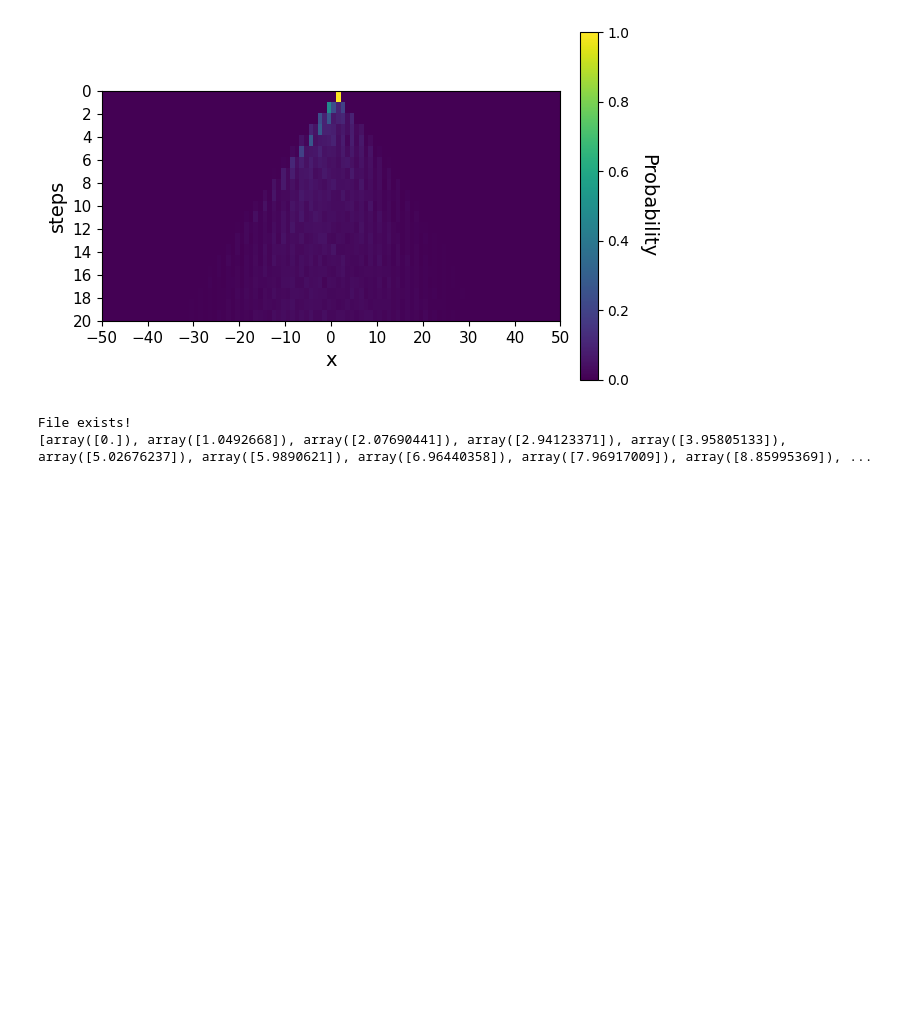
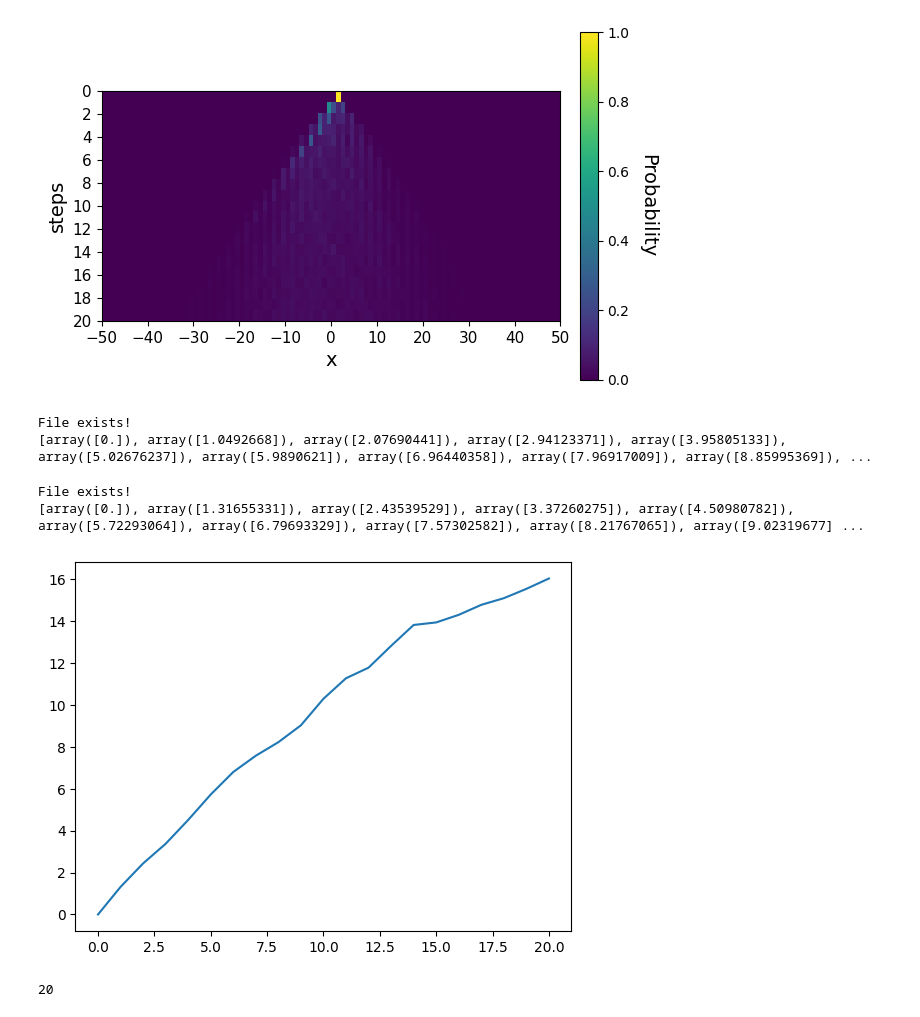
Before and after one commit to JaimePSantos/sqw, a Jupyter notebook: Jaime-simple_dynamics_experiments.ipynb, the cells around one changed output. Cells and saved outputs as stored; diff of their text form; code cells hidden in the pictures; blank space fills up the shorter version.

```diff
--- a/Jaime-simple_dynamics_experiments.ipynb
+++ b/Jaime-simple_dynamics_experiments.ipynb
@@ -293,3 +291,32 @@ File exists!
 
 # # plt.savefig(f'images/sqw_N{N}_t{steps}_thetapi3-pi3_init0.png',bbox_inches='tight',dpi=300)
 # plt.show()
+# %%
+# Example usage
+N = 100
+T = even_cycle_two_tesselation(N)
+G = nx.cycle_graph(N)
+samples = 1
+steps = 20
+deviation = range(0, 0.6)
+
+fileName = f'Datasets/Jaime-simple_dynamics/sqwStdev_Deviation-{deviation}-_N{N}_Steps{steps}_Samples{samples}.txt'
+
+if os.path.exists(fileName):
+    average_stdev = load_array_list_from_file(fileName)
+    print('File exists!')
+
+else:
+    average_stdev = calculate_average_stdev(N, T, G, samples, steps,deviation,range(0, N))
+    save_array_list_to_file(average_stdev,fileName)
+    print('File Doesnt Exist!')
+
+# print(average_distributions)
+# plot_distribution(average_stdev, N=N, steps=steps,x_ticks_step=10,y_ticks_step = 10)
+# print(average_stdev)
+plt.plot(average_stdev)
+print(average_stdev)
+# %% [output]
+File exists!
+[array([0.]), array([1.31655331]), array([2.43539529]), array([3.37260275]), array([4.50980782]), array([5.72293064]), array([6.79693329]), array([7.57302582]), array([8.21767065]), array([9.02319677] ...
+[figure, added]
@@ -295,0 +347,35 @@ File exists!
+# %%
+# Example usage
+N = 100
+T = even_cycle_two_tesselation(N)
+G = nx.cycle_graph(N)
+samples = 100
+steps = 20
+deviation = np.linspace(0, 2*np.pi/3,100)
+
+fileName = f'Datasets/Jaime-simple_dynamics/sqwStdevMultiple1_Deviation-{deviation}-_N{N}_Steps{steps}_Samples{samples}.txt'
+average_stdev_list = []
+
+# if os.path.exists(fileName):
+#     average_stdev_list = load_array_list_from_file(fileName)
+#     print('File exists!')
+
+# else:
+#     for dev in deviation:
+#         average_stdev = calculate_average_stdev(N, T, G, samples, steps,dev,range(0, N))
+#         average_stdev_list.append(average_stdev)
+#     # save_array_list_to_file(average_stdev_list,fileName)
+#     print('File Doesnt Exist!')
+for dev in deviation:
+    average_stdev = calculate_average_stdev(N, T, G, samples, steps,dev,range(0, N))
+    average_stdev_list.append(average_stdev)
+# print(average_distributions)
+# plot_distribution(average_stdev, N=N, steps=steps,x_ticks_step=10,y_ticks_step = 10)
+# print(average_stdev)
+# plt.plot(average_stdev)
+print(len(average_stdev_list))
+
+# for stdev in average_stdev_list:
+#     plt.plot(stdev)
+# %% [output]
+20
```
Also changed, not shown: parts of 5 cells of this notebook, 2 other files.
